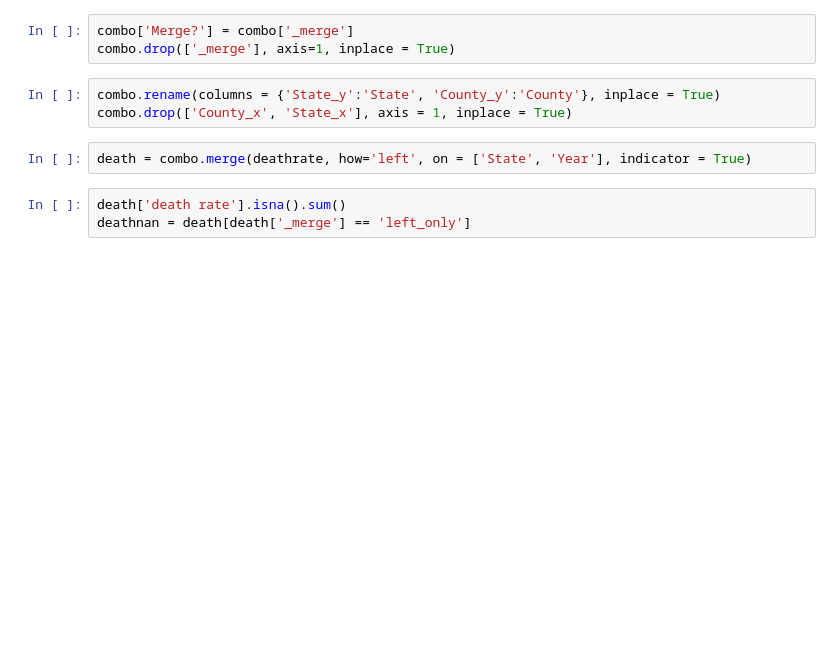
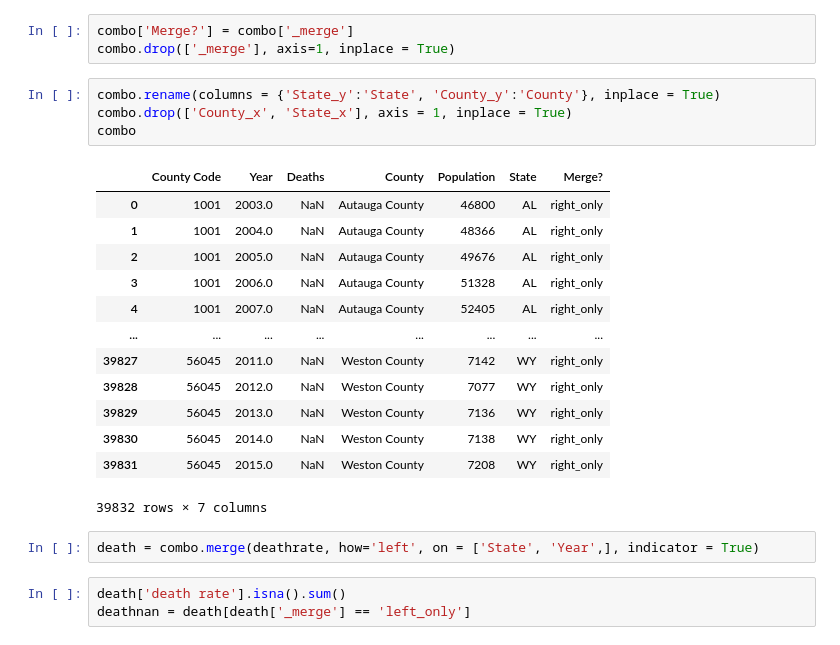
Before and after one commit to TommyTseng1129/Impact-Estimation-of-Opioid-Control-Policies, a Jupyter notebook: 20_intermediate_files/VitalityDataAllCounties.ipynb, the cells around one changed output. Cells and saved outputs as stored; diff of their text form; blank space fills up the shorter version.

```diff
--- a/20_intermediate_files/VitalityDataAllCounties.ipynb
+++ b/20_intermediate_files/VitalityDataAllCounties.ipynb
@@ -52,8 +155,23 @@ combo.drop(['_merge'], axis=1, inplace = True)
 # %%
 combo.rename(columns = {'State_y':'State', 'County_y':'County'}, inplace = True)
 combo.drop(['County_x', 'State_x'], axis = 1, inplace = True)
+combo
+# %% [output]
+|  | County Code | Year | Deaths | County | Population | State | Merge? |
+| 0 | 1001 | 2003.0 | NaN | Autauga County | 46800 | AL | right_only |
+| 1 | 1001 | 2004.0 | NaN | Autauga County | 48366 | AL | right_only |
+| 2 | 1001 | 2005.0 | NaN | Autauga County | 49676 | AL | right_only |
+| 3 | 1001 | 2006.0 | NaN | Autauga County | 51328 | AL | right_only |
+| 4 | 1001 | 2007.0 | NaN | Autauga County | 52405 | AL | right_only |
+| ... | ... | ... | ... | ... | ... | ... | ... |
+| 39827 | 56045 | 2011.0 | NaN | Weston County | 7142 | WY | right_only |
+| 39828 | 56045 | 2012.0 | NaN | Weston County | 7077 | WY | right_only |
+| 39829 | 56045 | 2013.0 | NaN | Weston County | 7136 | WY | right_only |
+| 39830 | 56045 | 2014.0 | NaN | Weston County | 7138 | WY | right_only |
+| 39831 | 56045 | 2015.0 | NaN | Weston County | 7208 | WY | right_only |
+39832 rows × 7 columns
 # %%
-death = combo.merge(deathrate, how='left', on = ['State', 'Year'], indicator = True)
+death = combo.merge(deathrate, how='left', on = ['State', 'Year',], indicator = True)
 # %%
 death['death rate'].isna().sum()
 deathnan = death[death['_merge'] == 'left_only']
```
Also changed, not shown: parts of 16 cells of this notebook, 4 other files.
